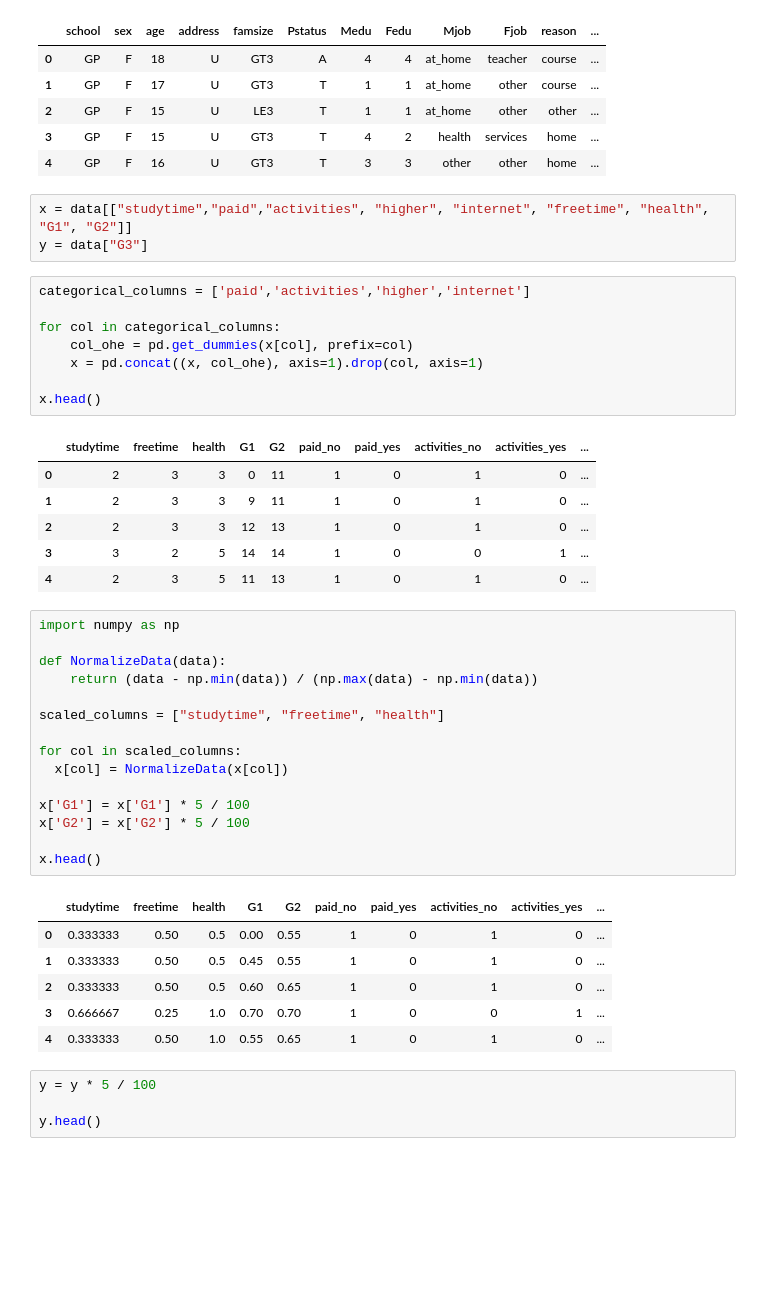
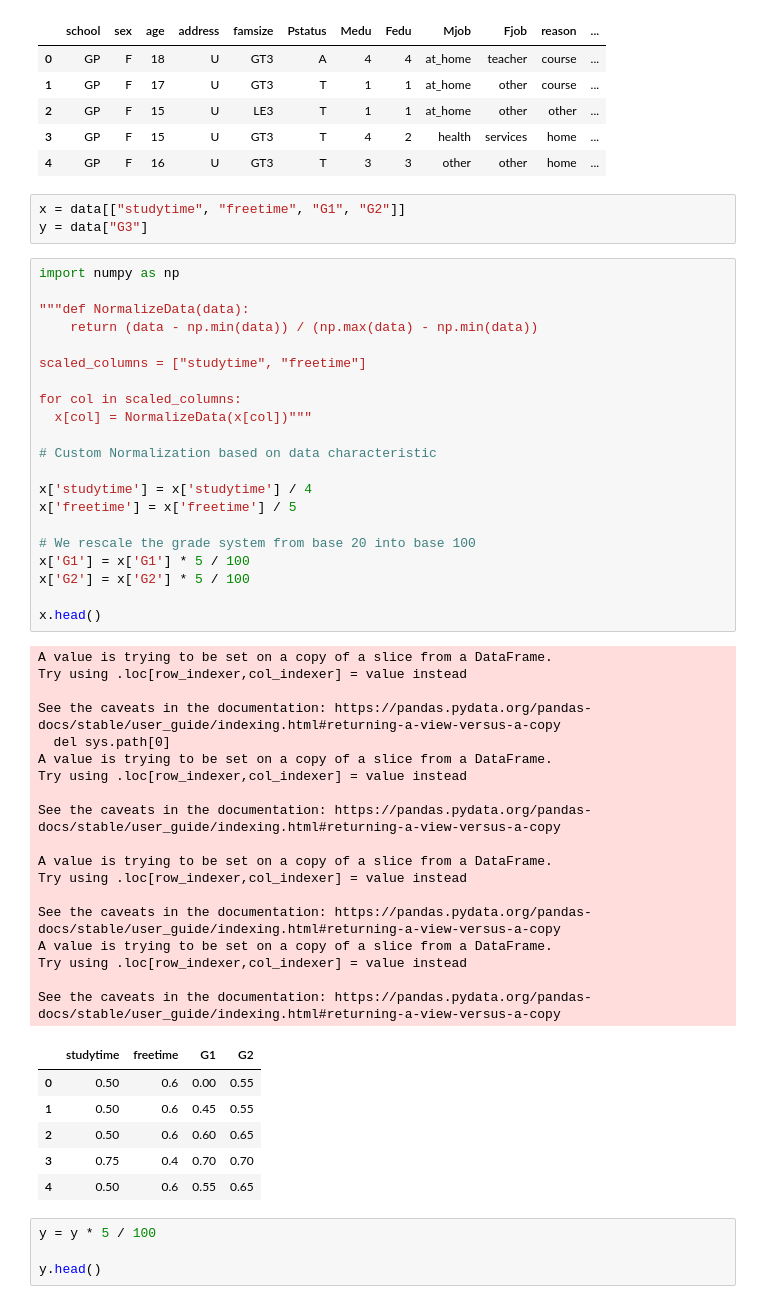
Before and after one commit to Babak-Belur/ML-model, a Jupyter notebook: GradeForecasting_V2.ipynb, the cells around one changed output. Cells and saved outputs as stored; diff of their text form; blank space fills up the shorter version.

```diff
--- a/GradeForecasting_V2.ipynb
+++ b/GradeForecasting_V2.ipynb
@@ -36,45 +46,54 @@ data.head()
 | 3 | GP | F | 15 | U | GT3 | T | 4 | 2 | health | services | home | ... |
 | 4 | GP | F | 16 | U | GT3 | T | 3 | 3 | other | other | home | ... |
 # %%
-x = data[["studytime","paid","activities", "higher", "internet", "freetime", "health", "G1", "G2"]]
+x = data[["studytime", "freetime", "G1", "G2"]]
 y = data["G3"]
-# %%
-categorical_columns = ['paid','activities','higher','internet']
-
-for col in categorical_columns:
-    col_ohe = pd.get_dummies(x[col], prefix=col)
-    x = pd.concat((x, col_ohe), axis=1).drop(col, axis=1)
-
-x.head()
-# %% [output]
-|  | studytime | freetime | health | G1 | G2 | paid_no | paid_yes | activities_no | activities_yes | ... |
-| 0 | 2 | 3 | 3 | 0 | 11 | 1 | 0 | 1 | 0 | ... |
-| 1 | 2 | 3 | 3 | 9 | 11 | 1 | 0 | 1 | 0 | ... |
-| 2 | 2 | 3 | 3 | 12 | 13 | 1 | 0 | 1 | 0 | ... |
-| 3 | 3 | 2 | 5 | 14 | 14 | 1 | 0 | 0 | 1 | ... |
-| 4 | 2 | 3 | 5 | 11 | 13 | 1 | 0 | 1 | 0 | ... |
 # %%
 import numpy as np
 
-def NormalizeData(data):
+"""def NormalizeData(data):
     return (data - np.min(data)) / (np.max(data) - np.min(data))
 
-scaled_columns = ["studytime", "freetime", "health"]
+scaled_columns = ["studytime", "freetime"]
 
 for col in scaled_columns:
-  x[col] = NormalizeData(x[col])
+  x[col] = NormalizeData(x[col])"""
 
+# Custom Normalization based on data characteristic
+
+x['studytime'] = x['studytime'] / 4
+x['freetime'] = x['freetime'] / 5
+
+# We rescale the grade system from base 20 into base 100
 x['G1'] = x['G1'] * 5 / 100
 x['G2'] = x['G2'] * 5 / 100
 
 x.head()
 # %% [output]
+A value is trying to be set on a copy of a slice from a DataFrame.
+Try using .loc[row_indexer,col_indexer] = value instead
+
+See the caveats in the documentation: https://pandas.pydata.org/pandas-docs/stable/user_guide/indexing.html#returning-a-view-versus-a-copy
+  del sys.path[0]
+A value is trying to be set on a copy of a slice from a DataFrame.
+Try using .loc[row_indexer,col_indexer] = value instead
+
+See the caveats in the documentation: https://pandas.pydata.org/pandas-docs/stable/user_guide/indexing.html#returning-a-view-versus-a-copy
+
+A value is trying to be set on a copy of a slice from a DataFrame.
+Try using .loc[row_indexer,col_indexer] = value instead
+
+See the caveats in the documentation: https://pandas.pydata.org/pandas-docs/stable/user_guide/indexing.html#returning-a-view-versus-a-copy
+A value is trying to be set on a copy of a slice from a DataFrame.
+Try using .loc[row_indexer,col_indexer] = value instead
+
+See the caveats in the documentation: https://pandas.pydata.org/pandas-docs/stable/user_guide/indexing.html#returning-a-view-versus-a-copy
-|  | studytime | freetime | health | G1 | G2 | paid_no | paid_yes | activities_no | activities_yes | ... |
-| 0 | 0.333333 | 0.50 | 0.5 | 0.00 | 0.55 | 1 | 0 | 1 | 0 | ... |
-| 1 | 0.333333 | 0.50 | 0.5 | 0.45 | 0.55 | 1 | 0 | 1 | 0 | ... |
-| 2 | 0.333333 | 0.50 | 0.5 | 0.60 | 0.65 | 1 | 0 | 1 | 0 | ... |
-| 3 | 0.666667 | 0.25 | 1.0 | 0.70 | 0.70 | 1 | 0 | 0 | 1 | ... |
-| 4 | 0.333333 | 0.50 | 1.0 | 0.55 | 0.65 | 1 | 0 | 1 | 0 | ... |
+|  | studytime | freetime | G1 | G2 |
+| 0 | 0.50 | 0.6 | 0.00 | 0.55 |
+| 1 | 0.50 | 0.6 | 0.45 | 0.55 |
+| 2 | 0.50 | 0.6 | 0.60 | 0.65 |
+| 3 | 0.75 | 0.4 | 0.70 | 0.70 |
+| 4 | 0.50 | 0.6 | 0.55 | 0.65 |
 # %%
 y = y * 5 / 100
 
```
Also changed, not shown: parts of 14 cells of this notebook, 4 other files.
